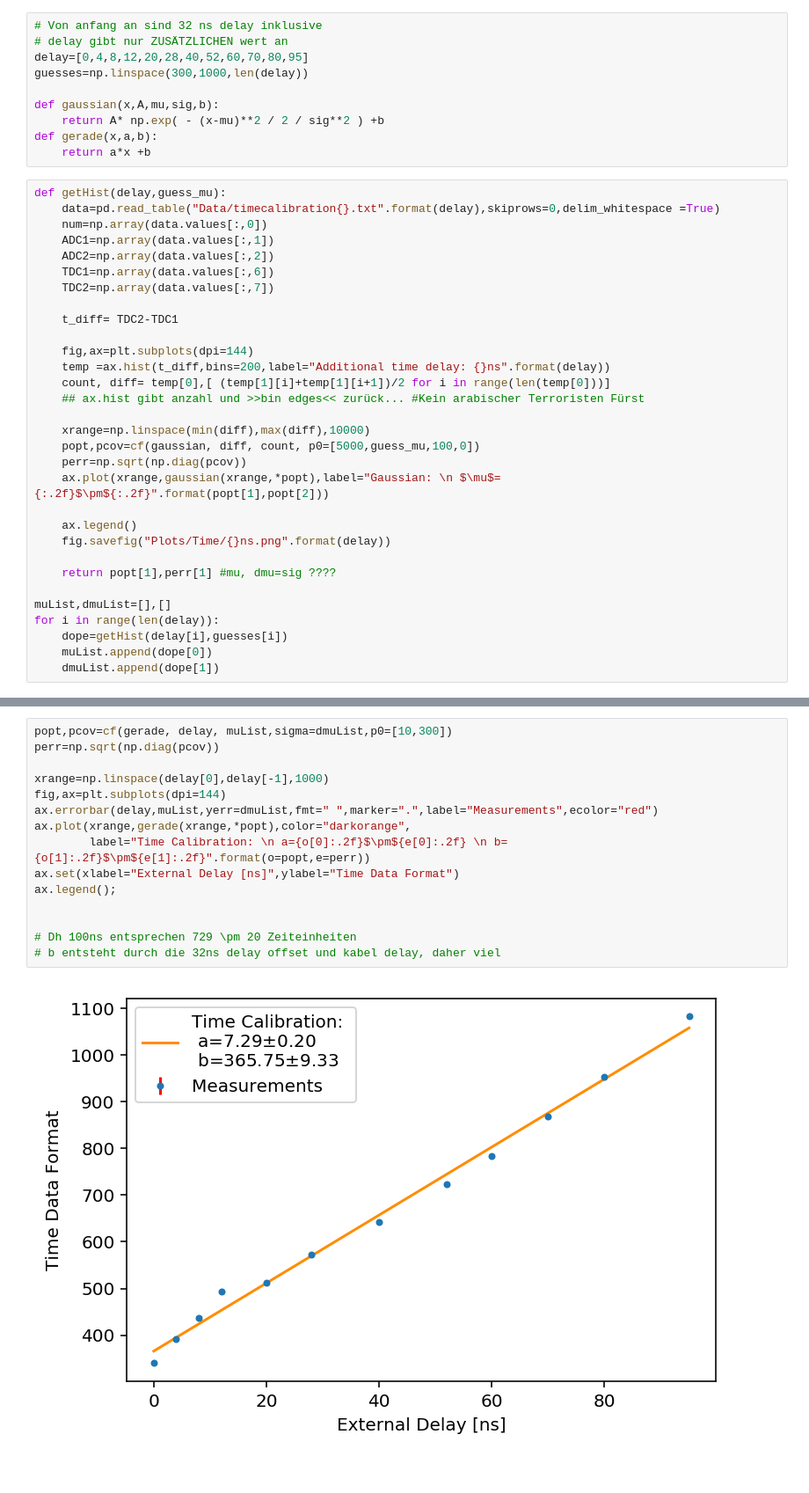
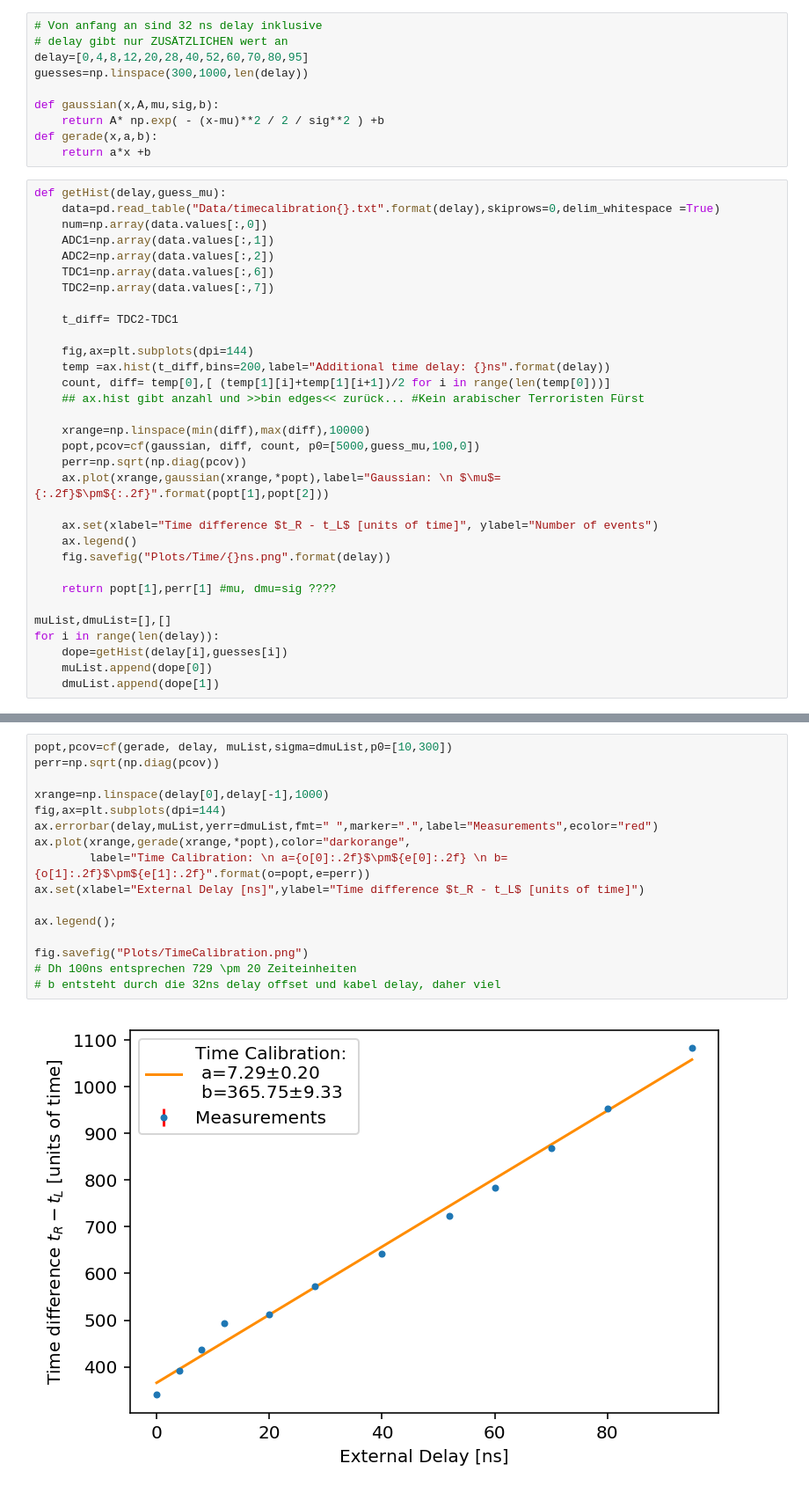
Before and after one commit to qwretz/fpraktikum, a Jupyter notebook: CAMAC/Time Calibration.ipynb, the cells around one changed output, grey strips where cells are left out. Shown at 88% size. Cells and saved outputs as stored; diff of their text form.

```diff
--- a/CAMAC/Time Calibration.ipynb
+++ b/CAMAC/Time Calibration.ipynb
@@ -38,6 +38,7 @@ def getHist(delay,guess_mu):
     perr=np.sqrt(np.diag(pcov))
     ax.plot(xrange,gaussian(xrange,*popt),label="Gaussian: \n $\mu$={:.2f}$\pm${:.2f}".format(popt[1],popt[2]))
 
+    ax.set(xlabel="Time difference $t_R - t_L$ [units of time]", ylabel="Number of events")
     ax.legend()
     fig.savefig("Plots/Time/{}ns.png".format(delay))
 
@@ -64,17 +65,18 @@ for i in range(len(delay)):
 # %%
 popt,pcov=cf(gerade, delay, muList,sigma=dmuList,p0=[10,300])
 perr=np.sqrt(np.diag(pcov))
 
 xrange=np.linspace(delay[0],delay[-1],1000)
 fig,ax=plt.subplots(dpi=144)
 ax.errorbar(delay,muList,yerr=dmuList,fmt=" ",marker=".",label="Measurements",ecolor="red")
 ax.plot(xrange,gerade(xrange,*popt),color="darkorange",
         label="Time Calibration: \n a={o[0]:.2f}$\pm${e[0]:.2f} \n b={o[1]:.2f}$\pm${e[1]:.2f}".format(o=popt,e=perr))
-ax.set(xlabel="External Delay [ns]",ylabel="Time Data Format")
+ax.set(xlabel="External Delay [ns]",ylabel="Time difference $t_R - t_L$ [units of time]")
+
 ax.legend();
 
-
+fig.savefig("Plots/TimeCalibration.png")
 # Dh 100ns entsprechen 729 \pm 20 Zeiteinheiten
 # b entsteht durch die 32ns delay offset und kabel delay, daher viel
 # %% [output]
-[figure, old version]
+[figure, new version]
```
Also changed, not shown: parts of 1 cell of this notebook, 57 other files.
